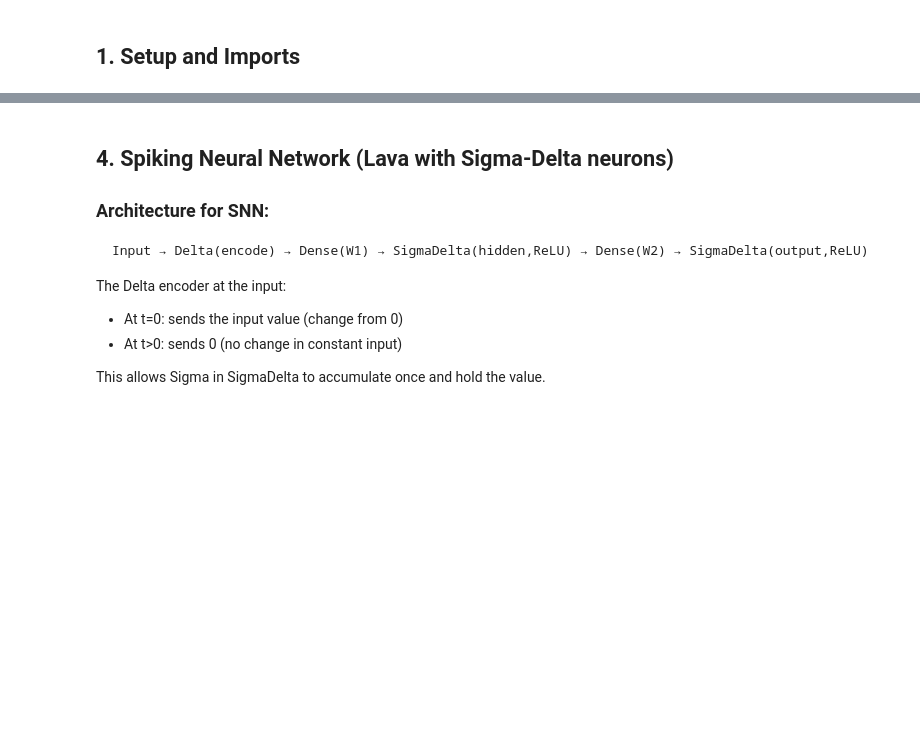
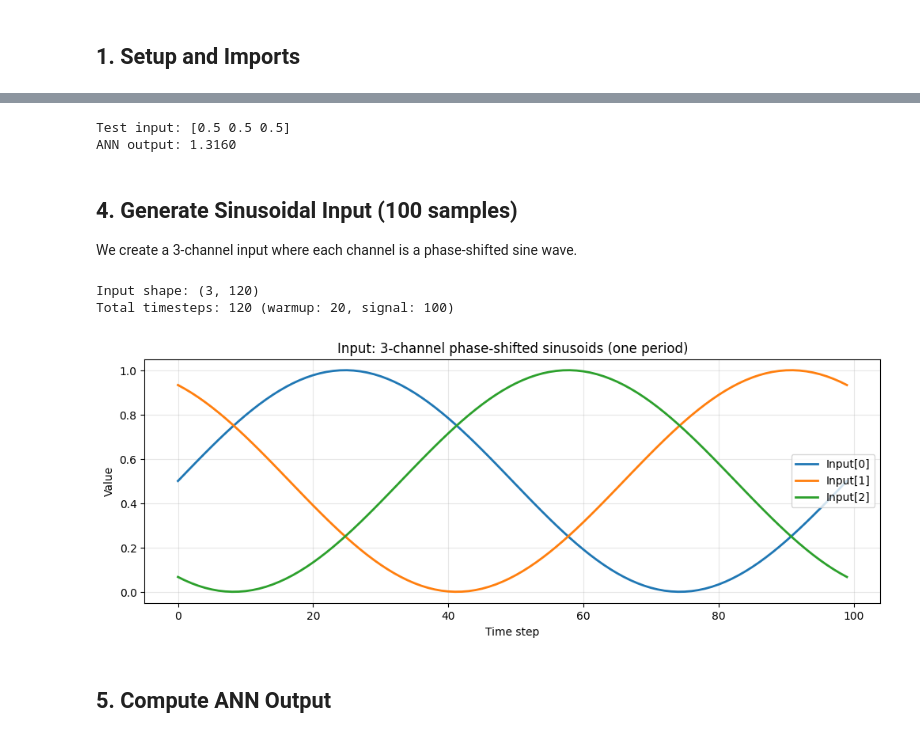
Before and after one commit to evgenyagantaev/lava_projects, a Jupyter notebook: 01_ann_snn_equivalence/demo.ipynb, the cells around one changed output, grey strips where cells are left out. Drawn from its saved outputs; the diff is of its cells as text; code cells hidden in the pictures; blank space fills up the shorter version.

````diff
--- a/01_ann_snn_equivalence/demo.ipynb
+++ b/01_ann_snn_equivalence/demo.ipynb
@@ -94,13 +70,0 @@ print(f"ANN Output: {ann_output}")
-# %% [markdown]
-## 4. Spiking Neural Network (Lava with Sigma-Delta neurons)
-
-### Architecture for SNN:
-```
-Input → Delta(encode) → Dense(W1) → SigmaDelta(hidden,ReLU) → Dense(W2) → SigmaDelta(output,ReLU)
-```
-
-The Delta encoder at the input:
-- At t=0: sends the input value (change from 0)
-- At t>0: sends 0 (no change in constant input)
-
-This allows Sigma in SigmaDelta to accumulate once and hold the value.
@@ -117,0 +71,65 @@ print(f"Input is constant: {x_input} repeated for {T_SIM} timesteps")
+# %%
+def relu(x):
+    """ReLU activation function"""
+    return np.maximum(x, 0)
+
+
+def ann_forward(x, w1, w2, w3):
+    """Forward pass through 3-layer ANN with scalar output."""
+    h1 = relu(w1 @ x)
+    h2 = relu(w2 @ h1)
+    y = relu(w3 @ h2)
+    return y[0]  # Return scalar
+
+
+# Quick test
+test_input = np.array([0.5, 0.5, 0.5])
+test_output = ann_forward(test_input, W1, W2, W3)
+print(f"Test input: {test_input}")
+print(f"ANN output: {test_output:.4f}")
+# %% [output]
+Test input: [0.5 0.5 0.5]
+ANN output: 1.3160
+# %% [markdown]
+## 4. Generate Sinusoidal Input (100 samples)
+
+We create a 3-channel input where each channel is a phase-shifted sine wave.
+# %%
+# Parameters
+WARMUP = 20      # Warmup steps (constant input) for SNN to stabilize
+T_SIN = 100      # Sinusoid samples (one full period)
+T_TOTAL = WARMUP + T_SIN
+
+# Generate sinusoidal input: one full period
+t = np.linspace(0, 2 * np.pi, T_SIN)
+
+sin_part = np.zeros((INPUT_SIZE, T_SIN))
+sin_part[0] = (np.sin(t) + 1) / 2                # Channel 0: sin, range [0, 1]
+sin_part[1] = (np.sin(t + 2*np.pi/3) + 1) / 2    # Channel 1: phase shifted
+sin_part[2] = (np.sin(t + 4*np.pi/3) + 1) / 2    # Channel 2: phase shifted
+
+# Warmup: repeat first value to let SNN stabilize
+warmup_part = np.tile(sin_part[:, 0:1], (1, WARMUP))
+
+# Full input: warmup + sinusoid
+full_input = np.hstack([warmup_part, sin_part])
+
+print(f"Input shape: {full_input.shape}")
+print(f"Total timesteps: {T_TOTAL} (warmup: {WARMUP}, signal: {T_SIN})")
+
+# Plot input signals
+plt.figure(figsize=(12, 4))
+for i in range(INPUT_SIZE):
+    plt.plot(np.arange(T_SIN), sin_part[i], label=f'Input[{i}]', linewidth=2)
+plt.xlabel('Time step')
+plt.ylabel('Value')
+plt.title('Input: 3-channel phase-shifted sinusoids (one period)')
+plt.legend()
+plt.grid(True, alpha=0.3)
+plt.show()
+# %% [output]
+Input shape: (3, 120)
+Total timesteps: 120 (warmup: 20, signal: 100)
+[figure, added]
+# %% [markdown]
+## 5. Compute ANN Output
````
Also changed, not shown: parts of 22 cells of this notebook, 5 other files.
